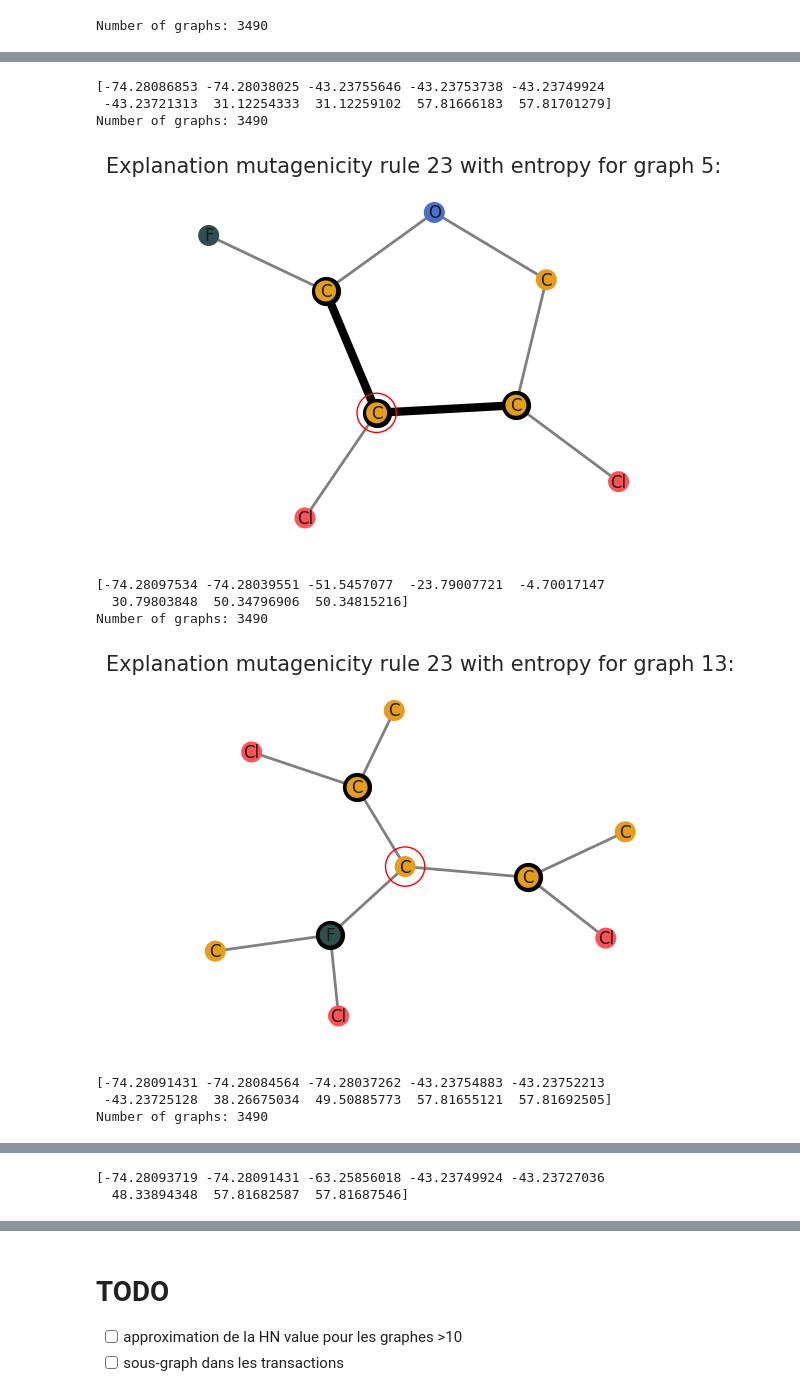
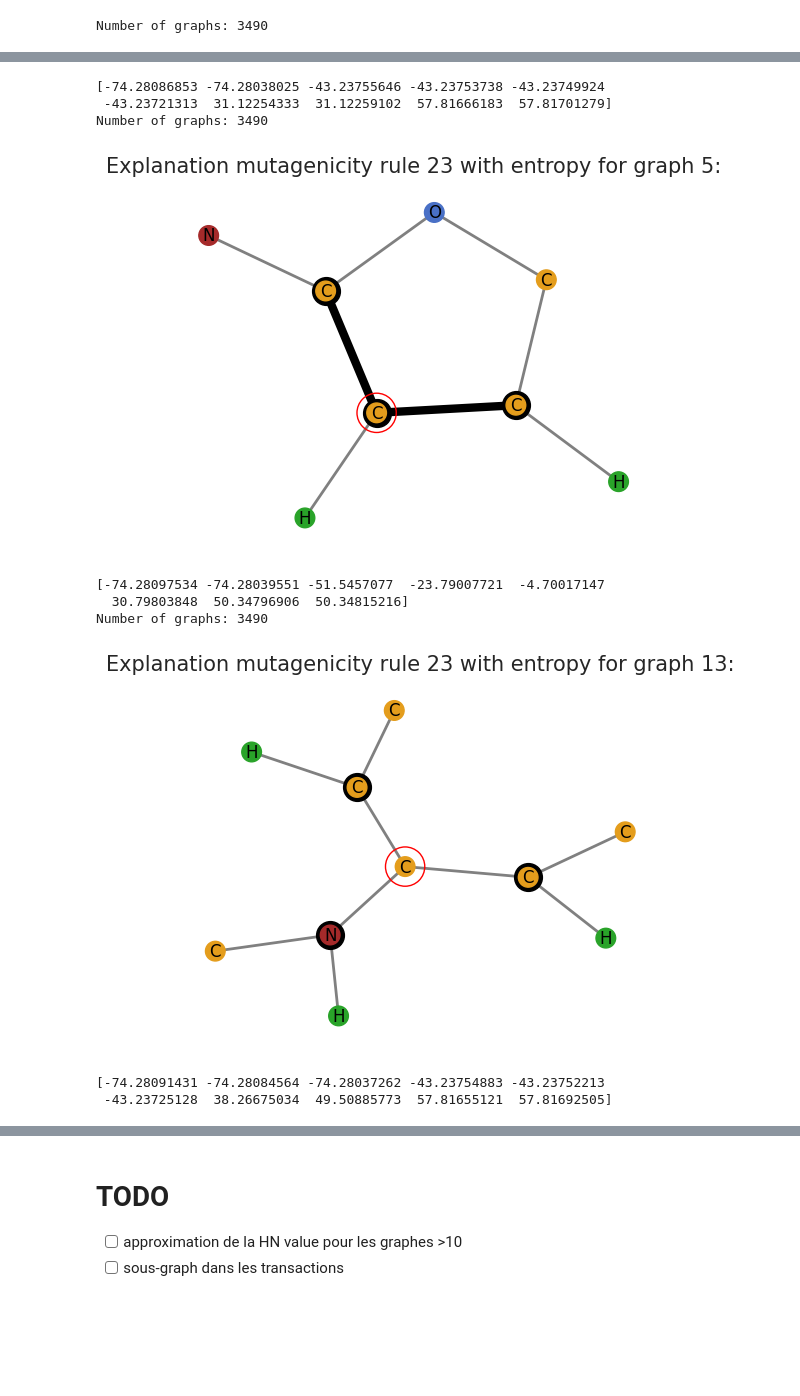
Before and after one commit to ElouanV/gnn_exaplainability, a Jupyter notebook: src/eval.ipynb, the cells around one changed output, grey strips where cells are left out. Cells and saved outputs as stored; diff of their text form; code cells hidden in the pictures; blank space fills up the shorter version.

```diff
--- a/src/eval.ipynb
+++ b/src/eval.ipynb
@@ -13,7 +13,7 @@ available_metrics = ["sum", "entropy", "cosine", "cheb", "likelyhood", "likelyho
                            "focal_loss"]
 # %%
 def plot_explanation(metric='cosine', rule=23, graph_id=1, fixed_size=True, size=3):
-    data = select_active_graph(f"/home/elouan/epita/lre/lre/first_GNN/lrde/optimal_transport/optimal_transport_for_gnn/activ_ego/mutag_{rule}labels_egos.txt", index_to_select=[graph_id])
+    data = select_active_graph(f"/home/elouan/epita/lre/gnn_explainability/src/activ_ego/mutag_{rule}labels_egos.txt", index_to_select=[graph_id])
     data = data[0]
     df_node_score = pd.read_csv(os.path.join("./results/mutagenicity/gcn/gstarx",
                              f"result_{dataset_name}_{rule}_{graph_id}.csv"))
@@ -51,6 +51,6 @@ def plot_explanation_and_corr_for_list_of_graphs(rule, list_of_graphs, metrics=[
         for metric in metrics:
             plot_explanation_and_correlation(rule=rule, graph_id=graph_id, method=method, metric=metric)
 # %%
-plot_explanation_for_list_of_graphs(rule=23, list_of_graphs=[1,5,13,2452], metric='entropy', method='kendall')
+plot_explanation_for_list_of_graphs(rule=23, list_of_graphs=[1,5,13], metric='entropy', method='kendall')
 # %% [output]
 Number of graphs: 3490
@@ -58,11 +58,10 @@ Number of graphs: 3490
 [-74.28086853 -74.28038025 -43.23755646 -43.23753738 -43.23749924
  -43.23721313  31.12254333  31.12259102  57.81666183  57.81701279]
 Number of graphs: 3490
-[figure, old version]
+[figure, new version]
 [-74.28097534 -74.28039551 -51.5457077  -23.79007721  -4.70017147
   30.79803848  50.34796906  50.34815216]
 Number of graphs: 3490
-[figure, old version]
+[figure, new version]
 [-74.28091431 -74.28084564 -74.28037262 -43.23754883 -43.23752213
  -43.23725128  38.26675034  49.50885773  57.81655121  57.81692505]
-Number of graphs: 3490
@@ -70,5 +68,3 @@ Number of graphs: 3490
-[-74.28093719 -74.28091431 -63.25856018 -43.23749924 -43.23727036
-  48.33894348  57.81682587  57.81687546]
 # %%
 from pattern_mining import pattern_frequency
 import numpy as np
```
Also changed, not shown: parts of 7 cells of this notebook, 14 other files.
